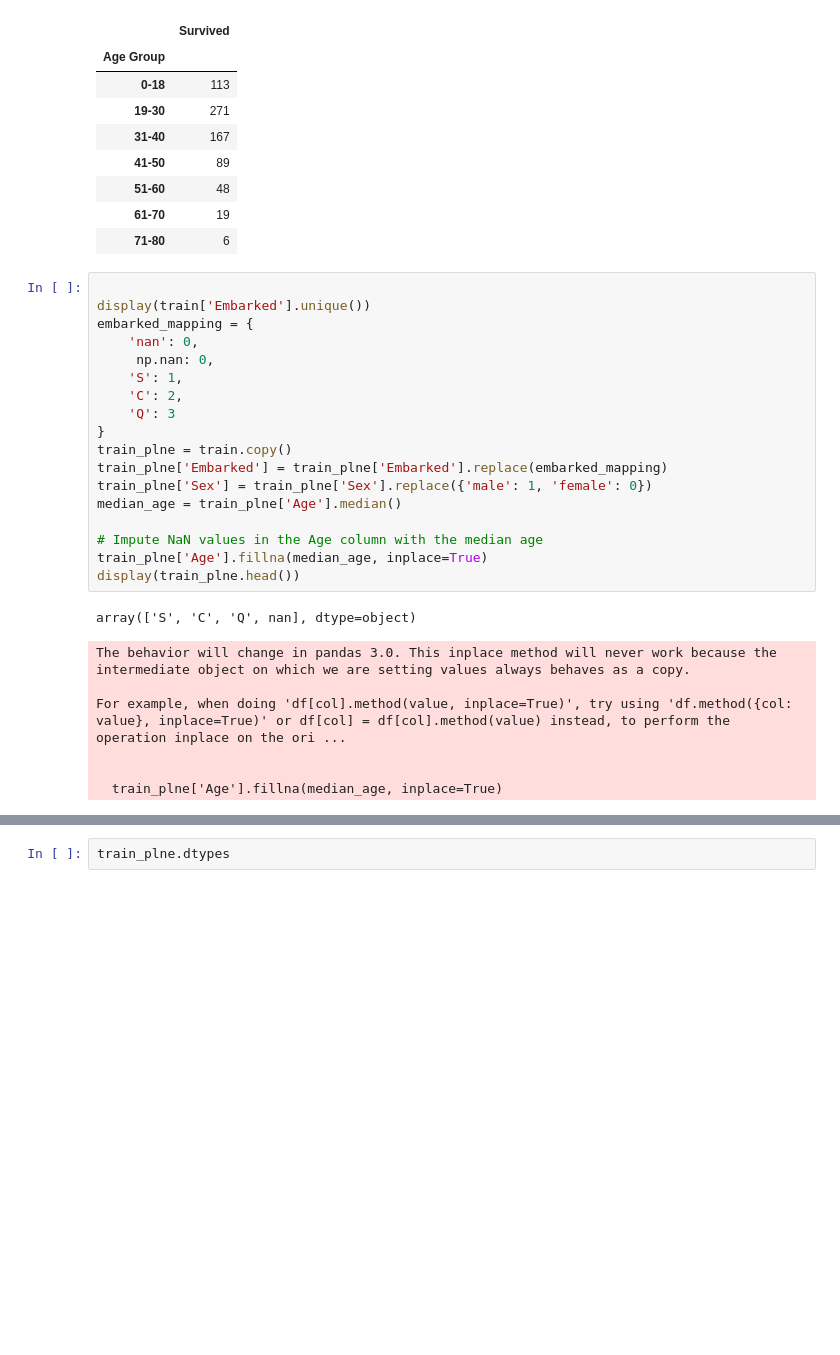
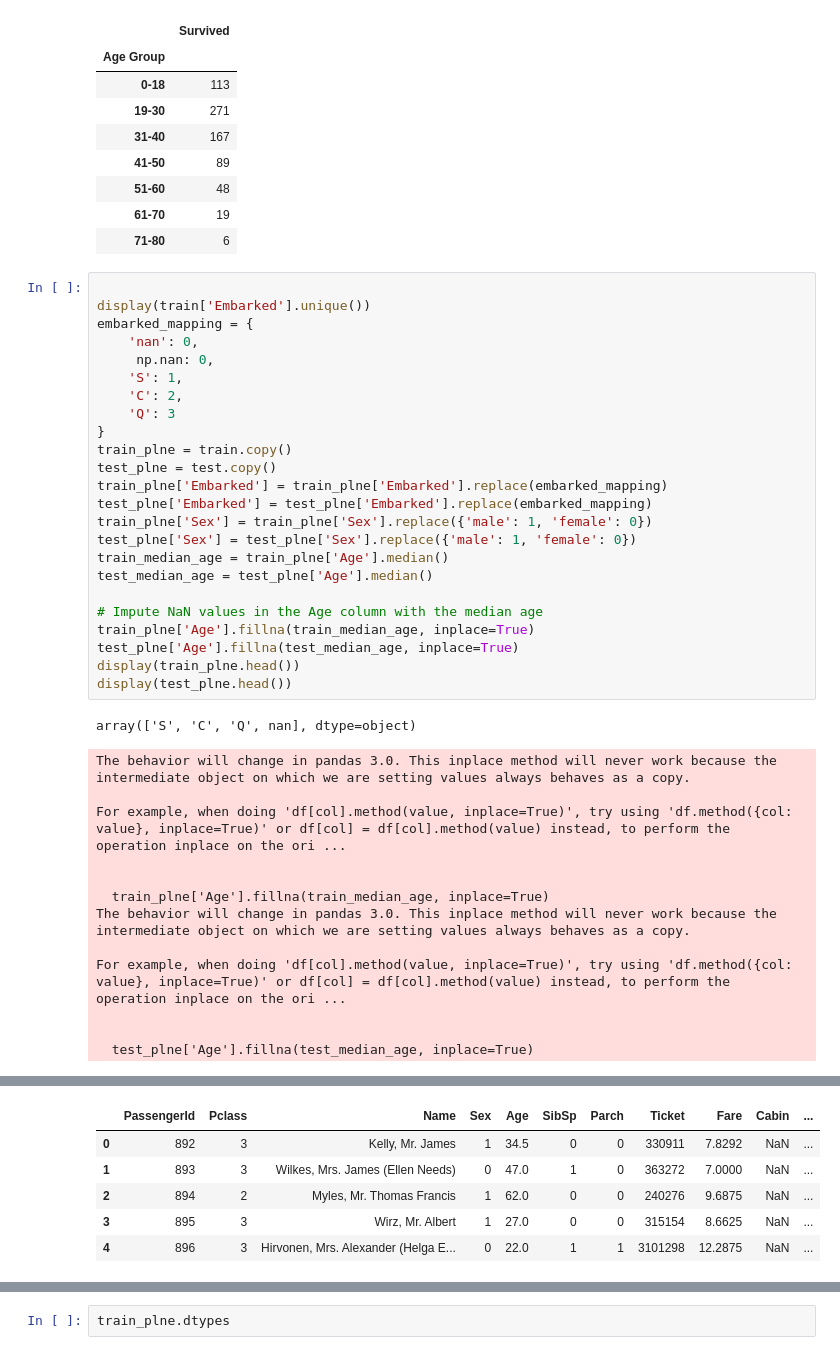
Before and after one commit to jijinexp/kaggle-competitions, a Jupyter notebook: titanic-disaster.ipynb, the cells around one changed output, grey strips where cells are left out. Saved outputs shown, nothing was run; the diff lists cells and outputs as text; blank space fills up the shorter version.

```diff
--- a/titanic-disaster.ipynb
+++ b/titanic-disaster.ipynb
@@ -116,35 +116,53 @@ display(train.groupby(['Age Group'])[['Survived']].apply(lambda x: x.count()))
 # %%
 
 display(train['Embarked'].unique())
 embarked_mapping = {
     'nan': 0,
      np.nan: 0,
     'S': 1,
     'C': 2,
     'Q': 3
 }
 train_plne = train.copy()
+test_plne = test.copy()
 train_plne['Embarked'] = train_plne['Embarked'].replace(embarked_mapping)
+test_plne['Embarked'] = test_plne['Embarked'].replace(embarked_mapping)
 train_plne['Sex'] = train_plne['Sex'].replace({'male': 1, 'female': 0})
-median_age = train_plne['Age'].median()
+test_plne['Sex'] = test_plne['Sex'].replace({'male': 1, 'female': 0})
+train_median_age = train_plne['Age'].median()
+test_median_age = test_plne['Age'].median()
 
 # Impute NaN values in the Age column with the median age
-train_plne['Age'].fillna(median_age, inplace=True)
+train_plne['Age'].fillna(train_median_age, inplace=True)
+test_plne['Age'].fillna(test_median_age, inplace=True)
 display(train_plne.head())
+display(test_plne.head())
 # %% [output]
 array(['S', 'C', 'Q', nan], dtype=object)
 The behavior will change in pandas 3.0. This inplace method will never work because the intermediate object on which we are setting values always behaves as a copy.
 
 For example, when doing 'df[col].method(value, inplace=True)', try using 'df.method({col: value}, inplace=True)' or df[col] = df[col].method(value) instead, to perform the operation inplace on the ori ...
 
 
-  train_plne['Age'].fillna(median_age, inplace=True)
+  train_plne['Age'].fillna(train_median_age, inplace=True)
+The behavior will change in pandas 3.0. This inplace method will never work because the intermediate object on which we are setting values always behaves as a copy.
+
+For example, when doing 'df[col].method(value, inplace=True)', try using 'df.method({col: value}, inplace=True)' or df[col] = df[col].method(value) instead, to perform the operation inplace on the ori ...
+
+
+  test_plne['Age'].fillna(test_median_age, inplace=True)
 |  | PassengerId | Survived | Pclass | Name | Sex | Age | SibSp | Parch | Ticket | Fare | ... |
 | 0 | 1 | 0 | 3 | Braund, Mr. Owen Harris | 1 | 22.0 | 1 | 0 | A/5 21171 | 7.2500 | ... |
 | 1 | 2 | 1 | 1 | Cumings, Mrs. John Bradley (Flore... | 0 | 38.0 | 1 | 0 | PC 17599 | 71.2833 | ... |
 | 2 | 3 | 1 | 3 | Heikkinen, Miss. Laina | 0 | 26.0 | 0 | 0 | STON/O2. 3101282 | 7.9250 | ... |
 | 3 | 4 | 1 | 1 | Futrelle, Mrs. Jacques Heath (Lil... | 0 | 35.0 | 1 | 0 | 113803 | 53.1000 | ... |
 | 4 | 5 | 0 | 3 | Allen, Mr. William Henry | 1 | 35.0 | 0 | 0 | 373450 | 8.0500 | ... |
+|  | PassengerId | Pclass | Name | Sex | Age | SibSp | Parch | Ticket | Fare | Cabin | ... |
+| 0 | 892 | 3 | Kelly, Mr. James | 1 | 34.5 | 0 | 0 | 330911 | 7.8292 | NaN | ... |
+| 1 | 893 | 3 | Wilkes, Mrs. James (Ellen Needs) | 0 | 47.0 | 1 | 0 | 363272 | 7.0000 | NaN | ... |
+| 2 | 894 | 2 | Myles, Mr. Thomas Francis | 1 | 62.0 | 0 | 0 | 240276 | 9.6875 | NaN | ... |
+| 3 | 895 | 3 | Wirz, Mr. Albert | 1 | 27.0 | 0 | 0 | 315154 | 8.6625 | NaN | ... |
+| 4 | 896 | 3 | Hirvonen, Mrs. Alexander (Helga E... | 0 | 22.0 | 1 | 1 | 3101298 | 12.2875 | NaN | ... |
 # %%
 nan_counts = train_plne.isna().sum()
 display(nan_counts)
```
Also changed, not shown: parts of 18 cells of this notebook.
